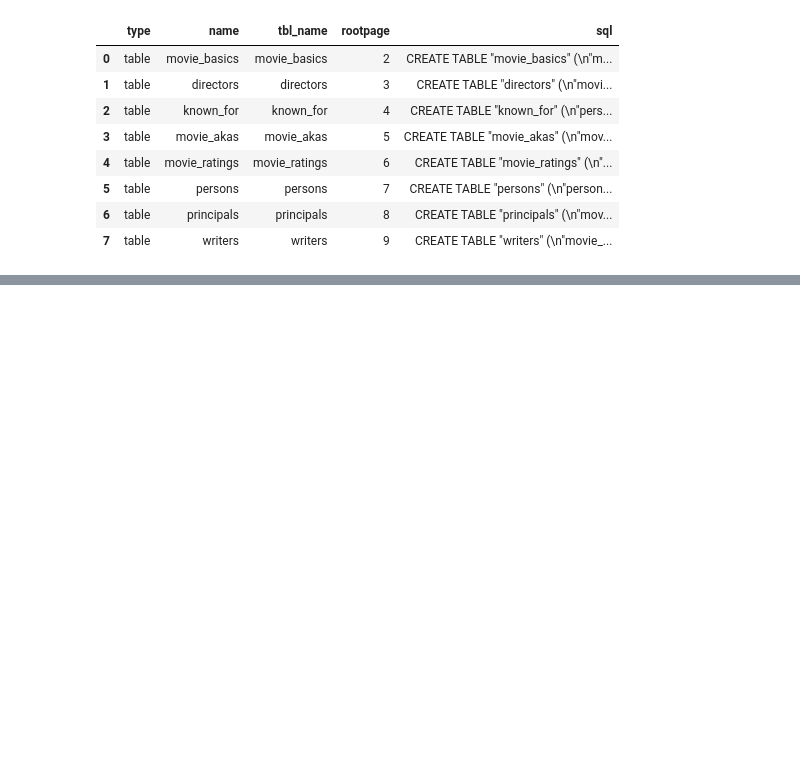
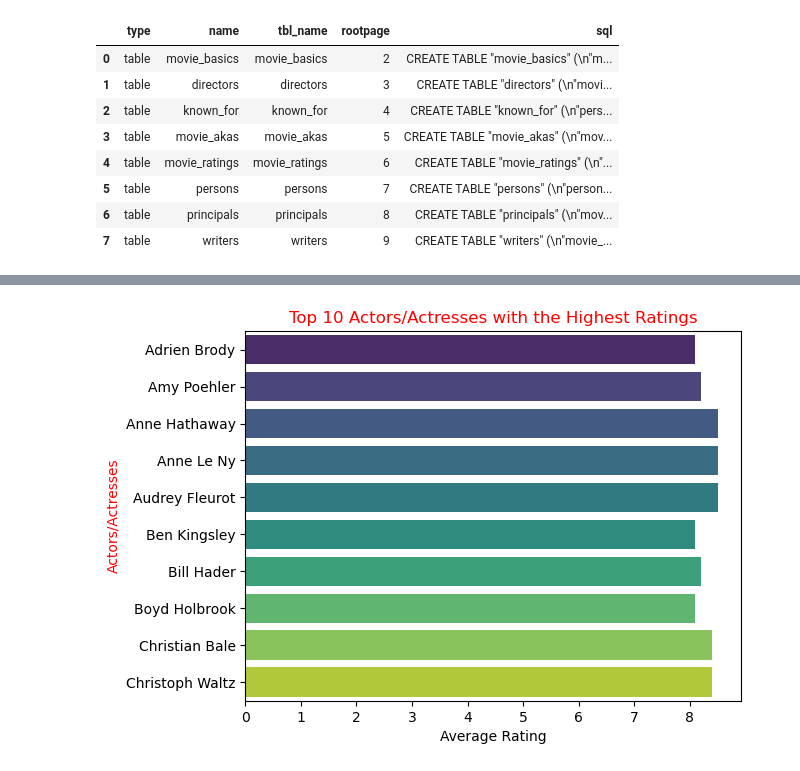
Before and after one commit to rachael-coder/Group_2-Phase_2-Project, a Jupyter notebook: Group2_Phase2-1.ipynb, the cells around one changed output, grey strips where cells are left out. Saved outputs shown, nothing was run; the diff lists cells and outputs as text; code cells hidden in the pictures; blank space fills up the shorter version.

```diff
--- a/Group2_Phase2-1.ipynb
+++ b/Group2_Phase2-1.ipynb
@@ -77,0 +314,19 @@ pd.read_sql('SELECT * FROM sqlite_master;', conn)
+# %%
+Actors_Genres2 = pd.read_sql(
+    """
+SELECT p.category, pe.primary_name, mb.genres, AVG(mr.averagerating) AS average_rating
+From principals p
+JOIN persons pe
+USING(person_id)
+JOIN movie_basics mb
+USING(movie_id)
+JOIN movie_ratings mr
+USING(movie_id)
+WHERE (category = 'actor' OR category = 'actress') AND numvotes > 500000
+GROUP BY primary_name
+HAVING average_rating > 8
+ORDER BY primary_name
+LIMIT 10;
+""", conn
+)
+Actors_Genres2.head(10)
@@ -77,0 +345,9 @@ pd.read_sql('SELECT * FROM sqlite_master;', conn)
+# %%
+# visualising the data on highest movie ratings
+sns.barplot(x='average_rating', y='primary_name', data=Actors_Genres2, palette='viridis')
+plt.title('Top 10 Actors/Actresses with the Highest Ratings').set_color('red')
+plt.xlabel('Average Rating')
+plt.ylabel('Actors/Actresses').set_color('red')
+plt.show()
+# %% [output]
+[figure, added]
```
Also changed, not shown: parts of 34 cells of this notebook.
